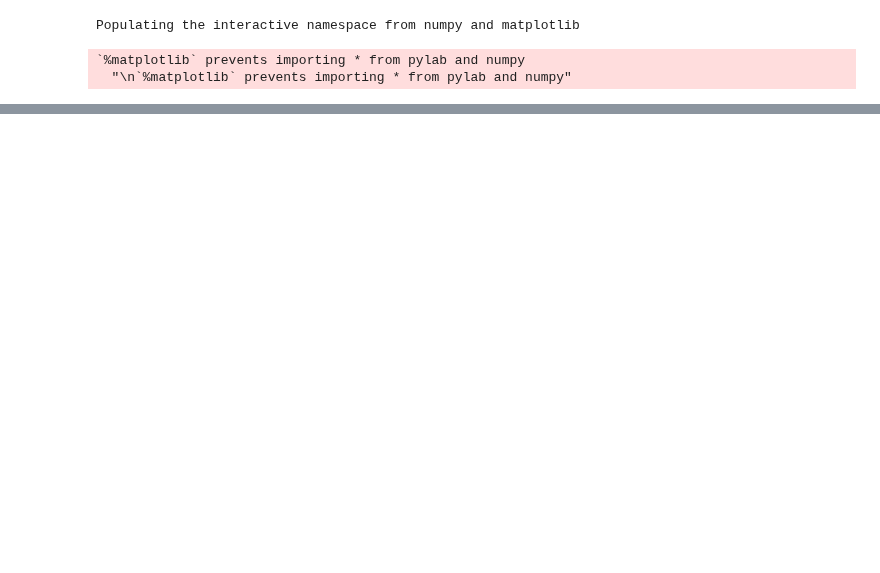
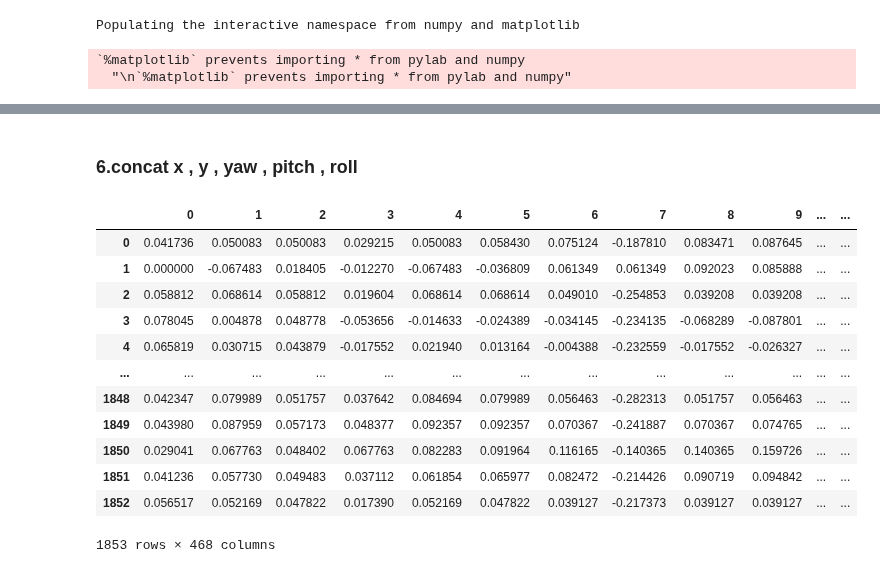
Before and after one commit to mehraiel/Face-position, a Jupyter notebook: Face Pose detection.ipynb, the cells around one changed output, grey strips where cells are left out. Saved outputs shown, nothing was run; the diff lists cells and outputs as text; code cells hidden in the pictures; blank space fills up the shorter version.

```diff
--- a/Face Pose detection.ipynb
+++ b/Face Pose detection.ipynb
@@ -405,0 +77,4 @@ Training score: 0.6313811030152562
+# %%
+mp_holistic = mp.solutions.holistic
+mp_drawing = mp.solutions.drawing_utils
+mp_drawing_styles = mp.solutions.drawing_styles
@@ -405,0 +121,2 @@ Training score: 0.6313811030152562
+# %%
+x_points , y_points , files_name = get_points_train()
@@ -405,0 +125,18 @@ Training score: 0.6313811030152562
+# %%
+def normalize_train(x_points , y_points):
+    x_points = np.array(x_points)
+    y_points = np.array(y_points)
+    Center_X = x_points - x_points[:,99].reshape(-1,1)
+    Center_Y = y_points - y_points[:,99].reshape(-1,1)
+
+    X_171 = x_points[:,152]
+    X_10 = x_points[:,10]
+    Y_171 = y_points[:,152]
+    Y_10 = y_points[:,10]
+    distance = np.linalg.norm(np.array((X_10,Y_10)) - np.array((X_171,Y_171)),axis = 0).reshape(-1,1)
+    Norm_X = Center_X / distance
+    Norm_Y = Center_Y / distance
+
+    return Norm_X , Norm_Y
+# %%
+Norm_X , Norm_Y = normalize_train(x_points , y_points)
@@ -405,0 +196,19 @@ Training score: 0.6313811030152562
+# %% [markdown]
+### 6.concat x , y , yaw , pitch , roll
+# %%
+data_x = pd.DataFrame(Norm_X)
+data_x
+# %% [output]
+|  | 0 | 1 | 2 | 3 | 4 | 5 | 6 | 7 | 8 | 9 | ... | ... |
+| 0 | 0.041736 | 0.050083 | 0.050083 | 0.029215 | 0.050083 | 0.058430 | 0.075124 | -0.187810 | 0.083471 | 0.087645 | ... | ... |
+| 1 | 0.000000 | -0.067483 | 0.018405 | -0.012270 | -0.067483 | -0.036809 | 0.061349 | 0.061349 | 0.092023 | 0.085888 | ... | ... |
+| 2 | 0.058812 | 0.068614 | 0.058812 | 0.019604 | 0.068614 | 0.068614 | 0.049010 | -0.254853 | 0.039208 | 0.039208 | ... | ... |
+| 3 | 0.078045 | 0.004878 | 0.048778 | -0.053656 | -0.014633 | -0.024389 | -0.034145 | -0.234135 | -0.068289 | -0.087801 | ... | ... |
+| 4 | 0.065819 | 0.030715 | 0.043879 | -0.017552 | 0.021940 | 0.013164 | -0.004388 | -0.232559 | -0.017552 | -0.026327 | ... | ... |
+| ... | ... | ... | ... | ... | ... | ... | ... | ... | ... | ... | ... | ... |
+| 1848 | 0.042347 | 0.079989 | 0.051757 | 0.037642 | 0.084694 | 0.079989 | 0.056463 | -0.282313 | 0.051757 | 0.056463 | ... | ... |
+| 1849 | 0.043980 | 0.087959 | 0.057173 | 0.048377 | 0.092357 | 0.092357 | 0.070367 | -0.241887 | 0.070367 | 0.074765 | ... | ... |
+| 1850 | 0.029041 | 0.067763 | 0.048402 | 0.067763 | 0.082283 | 0.091964 | 0.116165 | -0.140365 | 0.140365 | 0.159726 | ... | ... |
+| 1851 | 0.041236 | 0.057730 | 0.049483 | 0.037112 | 0.061854 | 0.065977 | 0.082472 | -0.214426 | 0.090719 | 0.094842 | ... | ... |
+| 1852 | 0.056517 | 0.052169 | 0.047822 | 0.017390 | 0.052169 | 0.047822 | 0.039127 | -0.217373 | 0.039127 | 0.039127 | ... | ... |
+1853 rows × 468 columns
```
Also changed, not shown: parts of 68 cells of this notebook, 1 other file.
